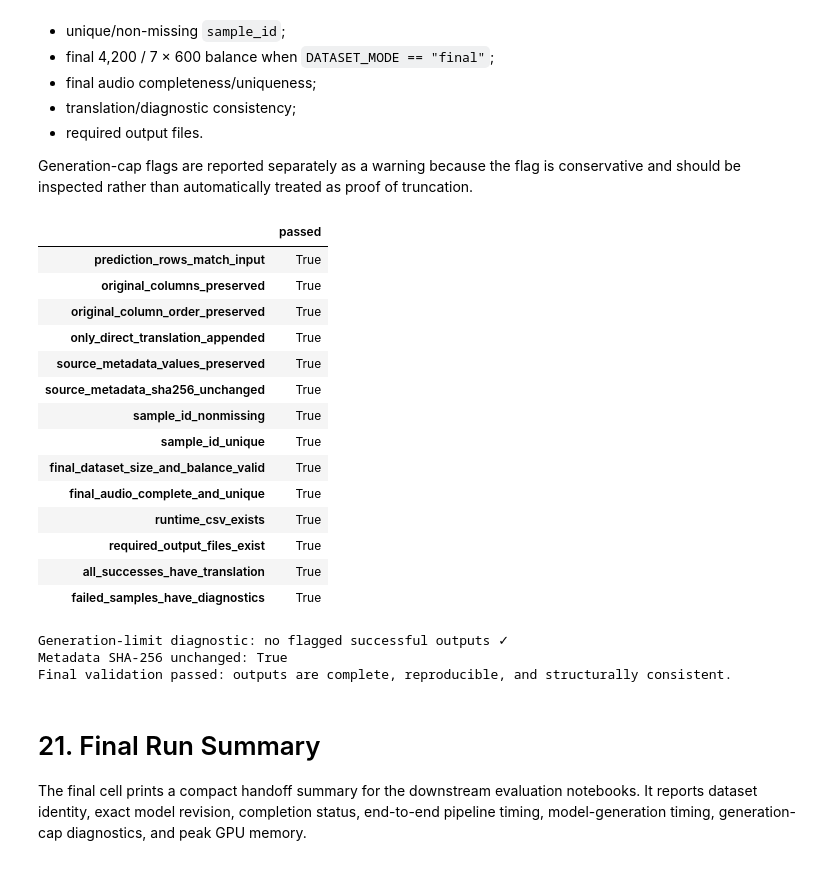
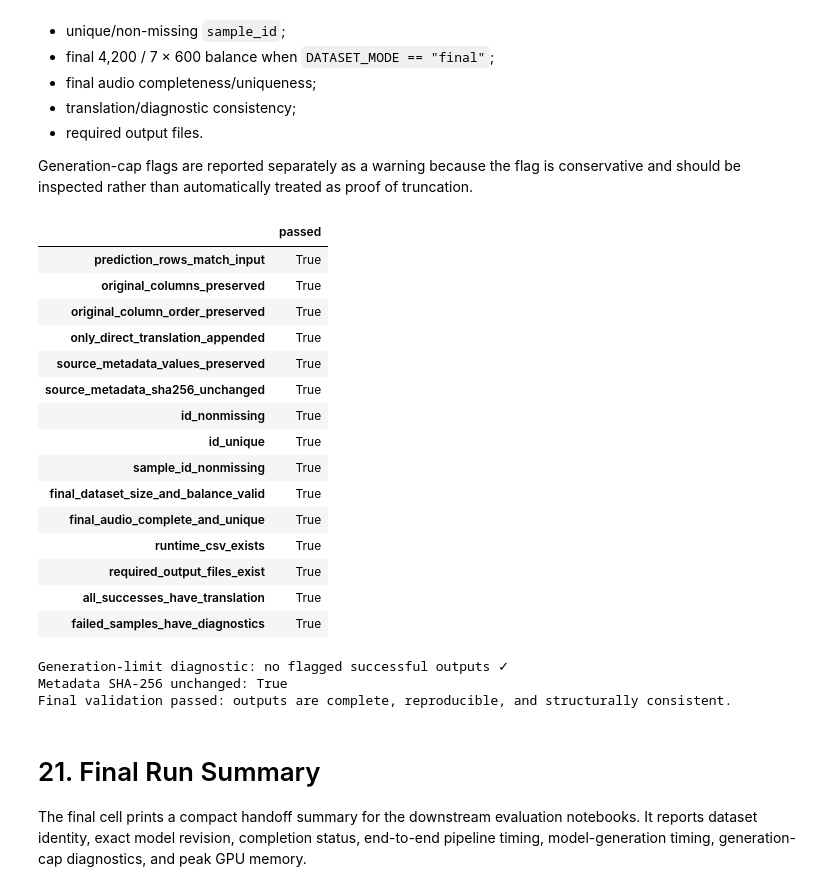
Before and after one commit to Nlhmmh/cs760-accent-st-robustness-ml-research, a Jupyter notebook: notebooks/03_direct_pipeline.ipynb, the cells around one changed output. Cells and saved outputs as stored; diff of their text form; code cells hidden in the pictures.

```diff
--- a/notebooks/03_direct_pipeline.ipynb
+++ b/notebooks/03_direct_pipeline.ipynb
@@ -752,7 +790,8 @@ Research/engineering diagnostics are stored separately. The diagnostic table now
 # %%
 # Keep runtime/status/error fields out of the clean prediction table.
 RUNTIME_COLUMNS = [
-    "sample_index", "sample_id", "client_id", "sentence_id",
+    "sample_index",
+    "id", "sample_id", "client_id", "sentence_id",
     "primary_accent", AUDIO_COLUMN, "audio_duration_sec",
     "direct_runtime_sec",                 # end-to-end pipeline wall-clock runtime
     "direct_generation_runtime_sec",      # model.generate(...) only
@@ -764,7 +803,11 @@ RUNTIME_COLUMNS = [
     "direct_status", "direct_error",
 ]
 RUNTIME_COLUMNS = list(dict.fromkeys(RUNTIME_COLUMNS))
-EXPECTED_PREDICTION_COLUMNS = original_columns + ["direct_translation"]
+EXPECTED_PREDICTION_COLUMNS = [
+    "id",
+    *original_columns,
+    "direct_translation",
+]
 
 predictions_df = metadata_df.copy(deep=True)
 predictions_df["direct_translation"] = pd.NA
@@ -1204,21 +1268,59 @@ success_indices = pd.to_numeric(
 ).dropna().astype(int)
 
 validation_checks = {
-    "prediction_rows_match_input": len(written_predictions) == len(metadata_df),
-    "original_columns_preserved": all(c in written_predictions.columns for c in original_columns),
-    "original_column_order_preserved": written_predictions.columns.tolist()[:len(original_columns)] == original_columns,
-    "only_direct_translation_appended": written_predictions.columns.tolist() == EXPECTED_PREDICTION_COLUMNS,
-    "source_metadata_values_preserved": written_predictions[original_columns].equals(written_source_metadata[original_columns]),
+    "prediction_rows_match_input": (
+        len(written_predictions) == len(metadata_df)
+    ),
 
-    "source_metadata_sha256_unchanged": METADATA_SHA256_AFTER == METADATA_SHA256_BEFORE,
-    "sample_id_nonmissing": written_source_metadata["sample_id"].notna().all()
-        and written_source_metadata["sample_id"].astype(str).str.strip().ne("").all(),
-    "sample_id_unique": written_source_metadata["sample_id"].is_unique,
+    "original_columns_preserved": all(
+        c in written_predictions.columns
+        for c in original_columns
+    ),
+
+    "original_column_order_preserved": (
+        written_predictions.columns.tolist()[1:1 + len(original_columns)]
+        == original_columns
+    ),
+
+    "only_direct_translation_appended": (
+        written_predictions.columns.tolist()
+        == EXPECTED_PREDICTION_COLUMNS
+    ),
+
+    "source_metadata_values_preserved": (
+        written_predictions[original_columns]
+        .equals(written_source_metadata[original_columns])
+    ),
+
+    "source_metadata_sha256_unchanged": (
+        METADATA_SHA256_AFTER == METADATA_SHA256_BEFORE
+    ),
+
+    "id_nonmissing": (
+        written_predictions["id"].notna().all()
+        and written_predictions["id"]
+        .astype(str)
+        .str.strip()
+        .ne("")
+        .all()
+    ),
+
+    "id_unique": written_predictions["id"].is_unique,
+
+    "sample_id_nonmissing": (
+        written_source_metadata["sample_id"].notna().all()
+        and written_source_metadata["sample_id"]
+        .astype(str)
+        .str.strip()
+        .ne("")
+        .all()
+    ),
 
     "final_dataset_size_and_balance_valid": final_balance_ok,
     "final_audio_complete_and_unique": final_audio_ok,
 
     "runtime_csv_exists": RUNTIME_PATH.is_file(),
+
     "required_output_files_exist": all(
         p.is_file()
         for p in [
@@ -1230,16 +1332,23 @@ validation_checks = {
             RUNTIME_FIGURE_PATH,
         ]
     ),
+
     "all_successes_have_translation": (
-        written_predictions.loc[success_indices, "direct_translation"]
+        written_predictions.loc[
+            success_indices,
+            "direct_translation"
+        ]
         .fillna("")
         .astype(str)
         .str.strip()
         .ne("")
         .all()
     ),
+
     "failed_samples_have_diagnostics": (
-        written_runtime.query("direct_status == 'failed'")["direct_error"]
+        written_runtime.query(
+            "direct_status == 'failed'"
+        )["direct_error"]
         .fillna("")
         .astype(str)
         .str.strip()
@@ -1255,35 +1364,36 @@ if not all(validation_checks.values()):
     failed_checks = [name for name, passed in validation_checks.items() if not passed]
     raise AssertionError(f"Final validation failed: {failed_checks}")
 
 limit_hit_count = int(
     written_runtime.loc[written_runtime["direct_status"].eq("success"), "generation_limit_reached"]
     .fillna(False)
     .astype(str)
     .str.lower()
     .isin(["true", "1", "yes"])
     .sum()
 )
 
 if limit_hit_count:
     warnings.warn(
         f"{limit_hit_count} successful output(s) hit the conservative generation-limit flag. "
         "Inspect them before downstream evaluation."
     )
 else:
     print("Generation-limit diagnostic: no flagged successful outputs ✓")
 
 print(f"Metadata SHA-256 unchanged: {METADATA_SHA256_BEFORE == METADATA_SHA256_AFTER}")
 print("Final validation passed: outputs are complete, reproducible, and structurally consistent.")
 # %% [output]
 |  | passed |
 | prediction_rows_match_input | True |
 | original_columns_preserved | True |
 | original_column_order_preserved | True |
 | only_direct_translation_appended | True |
 | source_metadata_values_preserved | True |
 | source_metadata_sha256_unchanged | True |
+| id_nonmissing | True |
+| id_unique | True |
 | sample_id_nonmissing | True |
-| sample_id_unique | True |
 | final_dataset_size_and_balance_valid | True |
 | final_audio_complete_and_unique | True |
 | runtime_csv_exists | True |
```
Also changed, not shown: parts of 12 cells of this notebook, 18 other files.
